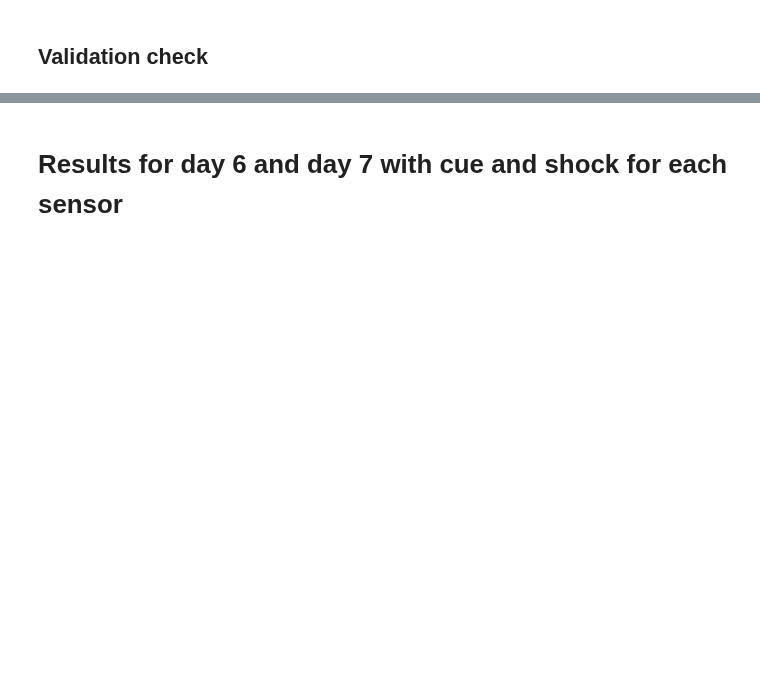
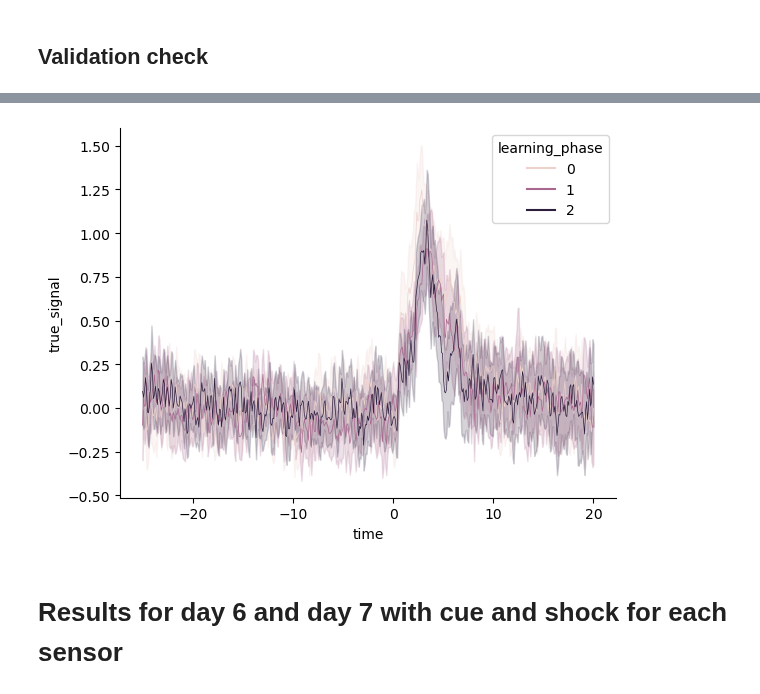
Before and after one commit to Mschaid/ENIGMA, a Jupyter notebook: notebooks/reports/binned_trial_exp_01.ipynb, the cells around one changed output, grey strips where cells are left out. Saved outputs shown, nothing was run; the diff lists cells and outputs as text; code cells hidden in the pictures; blank space fills up the shorter version.

```diff
--- a/notebooks/reports/binned_trial_exp_01.ipynb
+++ b/notebooks/reports/binned_trial_exp_01.ipynb
@@ -174,3 +184,9 @@ sns.despine()
+# %%
+test_data_query_D2 = full_test_data.query("sex_M==1 & event_cue==1 & sensor_D2==1")
+sns.lineplot(data = test_data_query_D1, x = 'time', y = 'true_signal', linewidth = 0.5, hue='learning_phase')
+sns.despine()
+# %% [output]
+[figure, added]
 # %% [markdown]
 # Results for day 6 and day 7 with cue and shock for each sensor
 # %% [markdown]
```
Also changed, not shown: parts of 9 cells of this notebook.
